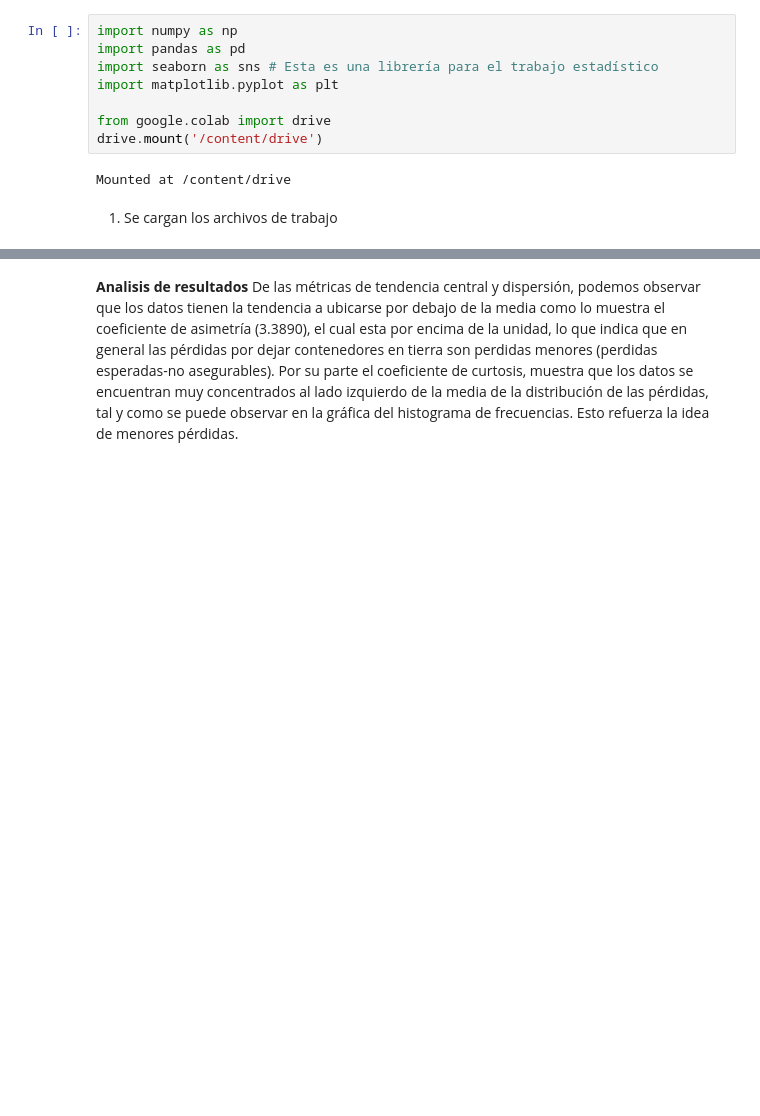
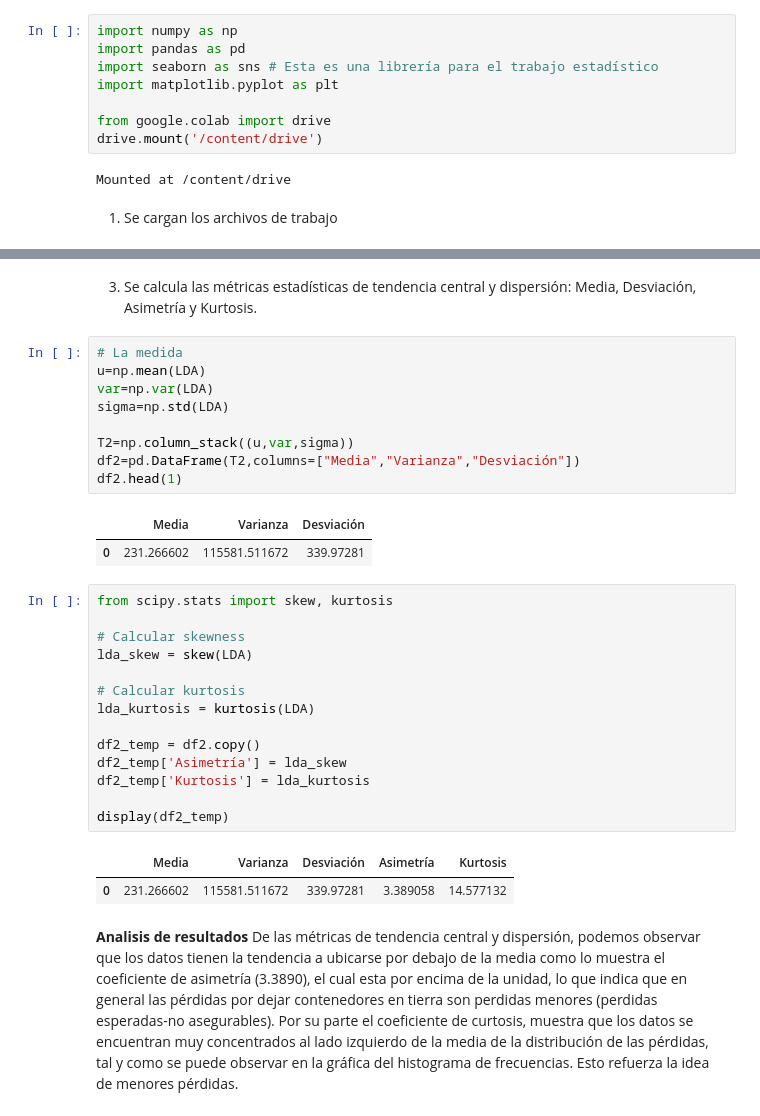
Before and after one commit to tgp989/Integracion-de-datos-y-prospectiva, a Jupyter notebook: 1_Caracterización_VA_Clase.ipynb, the cells around one changed output, grey strips where cells are left out. Cells and saved outputs as stored; diff of their text form; blank space fills up the shorter version.

```diff
--- a/1_Caracterización_VA_Clase.ipynb
+++ b/1_Caracterización_VA_Clase.ipynb
@@ -114,3 +84,34 @@ plt.show()
+# %% [markdown]
+3. Se calcula las métricas estadísticas de tendencia central y dispersión: Media, Desviación, Asimetría y Kurtosis.
+# %%
+# La medida
+u=np.mean(LDA)
+var=np.var(LDA)
+sigma=np.std(LDA)
+
+T2=np.column_stack((u,var,sigma))
+df2=pd.DataFrame(T2,columns=["Media","Varianza","Desviación"])
+df2.head(1)
+# %% [output]
+|  | Media | Varianza | Desviación |
+| 0 | 231.266602 | 115581.511672 | 339.97281 |
+# %%
+from scipy.stats import skew, kurtosis
+
+# Calcular skewness
+lda_skew = skew(LDA)
+
+# Calcular kurtosis
+lda_kurtosis = kurtosis(LDA)
+
+df2_temp = df2.copy()
+df2_temp['Asimetría'] = lda_skew
+df2_temp['Kurtosis'] = lda_kurtosis
+
+display(df2_temp)
+# %% [output]
+|  | Media | Varianza | Desviación | Asimetría | Kurtosis |
+| 0 | 231.266602 | 115581.511672 | 339.97281 | 3.389058 | 14.577132 |
 # %% [markdown]
 **Analisis de resultados**
 De las métricas de tendencia central y dispersión, podemos observar que los datos tienen la tendencia a ubicarse por debajo de la media como lo muestra el coeficiente de asimetría (3.3890), el cual esta por encima de la unidad, lo que indica que en general las pérdidas por dejar contenedores en tierra son perdidas menores (perdidas esperadas-no asegurables). Por su parte el coeficiente de curtosis, muestra que los datos se encuentran muy concentrados al lado izquierdo de la media de la distribución de las pérdidas, tal y como se puede observar en la gráfica del histograma de frecuencias. Esto refuerza la idea de menores pérdidas.
```
Also changed, not shown: parts of 7 cells of this notebook.
